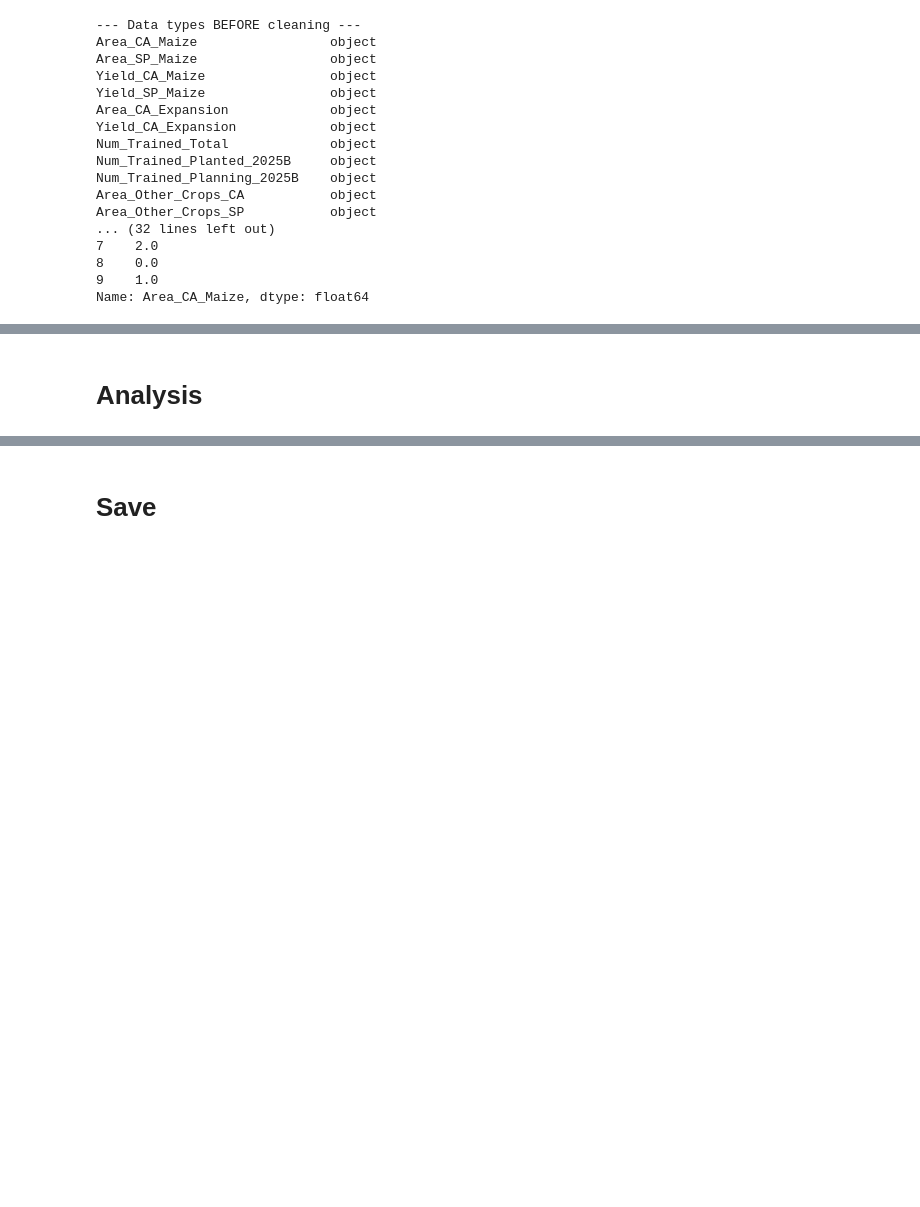
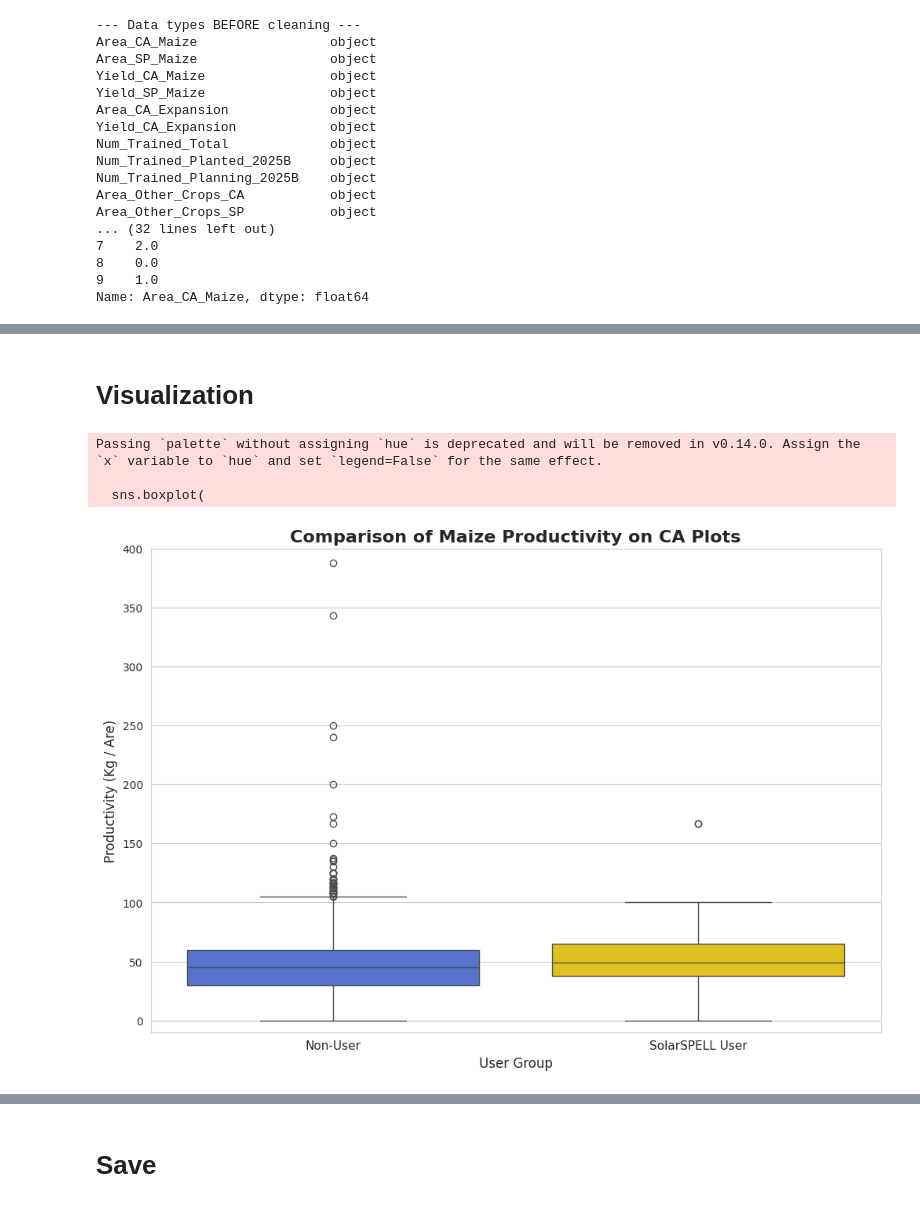
Before and after one commit to ManuelBagasina/solarspell, a Jupyter notebook: RwandaB2RClean.ipynb, the cells around one changed output, grey strips where cells are left out. Saved outputs shown, nothing was run; the diff lists cells and outputs as text; code cells hidden in the pictures; blank space fills up the shorter version.

```diff
--- a/RwandaB2RClean.ipynb
+++ b/RwandaB2RClean.ipynb
@@ -228,0 +207,7 @@ Name: Area_CA_Maize, dtype: float64
+# %%
+# Create a new column 'User_Group' based on the 'Used_SS' column
+df['User_Group'] = df['Used_SS'].map({'Yes': 'SolarSPELL User', 'No': 'Non-User'})
+
+# Verify that it worked by checking the counts
+print("--- User Group Counts ---")
+print(df['User_Group'].value_counts())
@@ -229,2 +361,43 @@ Name: Area_CA_Maize, dtype: float64
 # %% [markdown]
-# Analysis
+# Visualization
+# %%
+import matplotlib.pyplot as plt
+import seaborn as sns
+
+# Set a nice style for the plots
+sns.set_style("whitegrid")
+color_palette = {
+    'Non-User': 'royalblue',  # A nice shade of blue
+    'SolarSPELL User': 'gold'   # A nice shade of yellow
+}
+# %%
+# Create a figure with a custom size
+plt.figure(figsize=(12, 8))
+
+# Create the boxplot using the 'palette' argument
+sns.boxplot(
+    data=df,
+    x='User_Group',
+    y='Productivity_CA_Maize',
+    order=['Non-User', 'SolarSPELL User'],
+    palette=color_palette
+)
+
+# --- KEY CHANGE IS HERE ---
+# Set the y-axis limit to zoom in on the main distribution
+# We choose 200 as it includes the first set of outliers but cuts off the extreme ones.
+plt.ylim(-10, 400)
+
+# Add a clear title and labels, noting that the view is zoomed
+plt.title('Comparison of Maize Productivity on CA Plots', fontsize=16, fontweight='bold')
+plt.xlabel('User Group', fontsize=12)
+plt.ylabel('Productivity (Kg / Are)', fontsize=12)
+plt.xticks(fontsize=11)
+
+# Display the plot
+plt.show()
+# %% [output]
+Passing `palette` without assigning `hue` is deprecated and will be removed in v0.14.0. Assign the `x` variable to `hue` and set `legend=False` for the same effect.
+
+  sns.boxplot(
+[figure, added]
```
Also changed, not shown: parts of 23 cells of this notebook.
